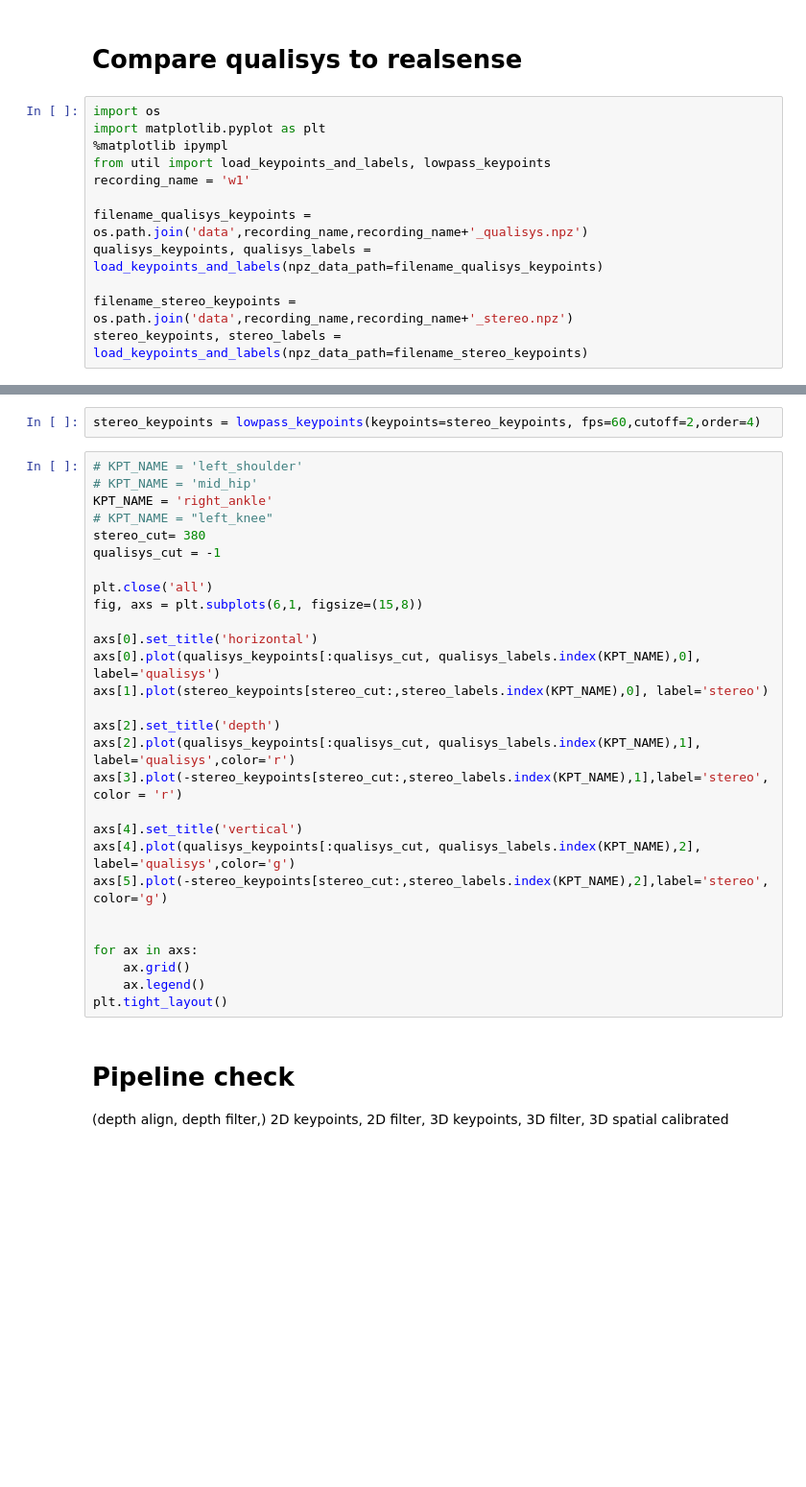
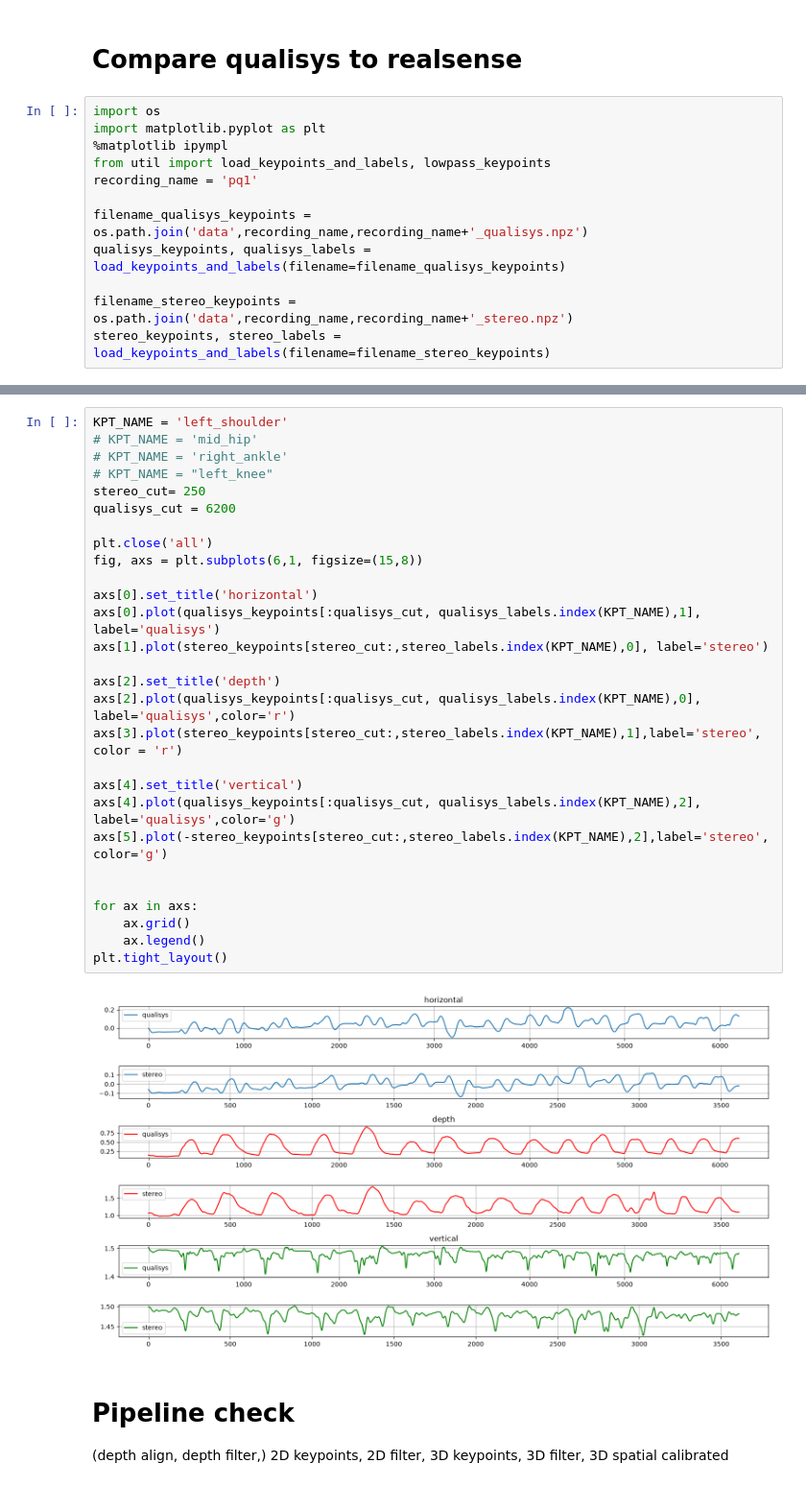
Before and after one commit to MateUnger/Realsense, a Jupyter notebook: test.ipynb, the cells around one changed output, grey strips where cells are left out. Shown at 96% size. Drawn from its saved outputs; the diff is of its cells as text; blank space fills up the shorter version.

```diff
--- a/test.ipynb
+++ b/test.ipynb
@@ -903,10 +906,10 @@ import os
 import matplotlib.pyplot as plt
 %matplotlib ipympl
 from util import load_keypoints_and_labels, lowpass_keypoints
-recording_name = 'w1'
+recording_name = 'pq1'
 
 filename_qualisys_keypoints = os.path.join('data',recording_name,recording_name+'_qualisys.npz')
-qualisys_keypoints, qualisys_labels = load_keypoints_and_labels(npz_data_path=filename_qualisys_keypoints)
+qualisys_keypoints, qualisys_labels = load_keypoints_and_labels(filename=filename_qualisys_keypoints)
 
 filename_stereo_keypoints = os.path.join('data',recording_name,recording_name+'_stereo.npz')
-stereo_keypoints, stereo_labels = load_keypoints_and_labels(npz_data_path=filename_stereo_keypoints)
+stereo_keypoints, stereo_labels = load_keypoints_and_labels(filename=filename_stereo_keypoints)
@@ -913,33 +919,33 @@ stereo_keypoints, stereo_labels = load_keypoints_and_labels(npz_data_path=filena
-# %%
-stereo_keypoints = lowpass_keypoints(keypoints=stereo_keypoints, fps=60,cutoff=2,order=4)
 # %%
-# KPT_NAME = 'left_shoulder'
+KPT_NAME = 'left_shoulder'
 # KPT_NAME = 'mid_hip'
-KPT_NAME = 'right_ankle'
+# KPT_NAME = 'right_ankle'
 # KPT_NAME = "left_knee"
-stereo_cut= 380
-qualisys_cut = -1
+stereo_cut= 250
+qualisys_cut = 6200
 
 plt.close('all')
 fig, axs = plt.subplots(6,1, figsize=(15,8))
 
 axs[0].set_title('horizontal')
-axs[0].plot(qualisys_keypoints[:qualisys_cut, qualisys_labels.index(KPT_NAME),0], label='qualisys')
+axs[0].plot(qualisys_keypoints[:qualisys_cut, qualisys_labels.index(KPT_NAME),1], label='qualisys')
 axs[1].plot(stereo_keypoints[stereo_cut:,stereo_labels.index(KPT_NAME),0], label='stereo')
 
 axs[2].set_title('depth')
-axs[2].plot(qualisys_keypoints[:qualisys_cut, qualisys_labels.index(KPT_NAME),1], label='qualisys',color='r')
-axs[3].plot(-stereo_keypoints[stereo_cut:,stereo_labels.index(KPT_NAME),1],label='stereo', color = 'r')
+axs[2].plot(qualisys_keypoints[:qualisys_cut, qualisys_labels.index(KPT_NAME),0], label='qualisys',color='r')
+axs[3].plot(stereo_keypoints[stereo_cut:,stereo_labels.index(KPT_NAME),1],label='stereo', color = 'r')
 
 axs[4].set_title('vertical')
 axs[4].plot(qualisys_keypoints[:qualisys_cut, qualisys_labels.index(KPT_NAME),2], label='qualisys',color='g')
 axs[5].plot(-stereo_keypoints[stereo_cut:,stereo_labels.index(KPT_NAME),2],label='stereo', color='g')
 
 
 for ax in axs:
     ax.grid()
     ax.legend()
 plt.tight_layout()
+# %% [output]
+[figure, added]
 # %% [markdown]
 # Pipeline check
 (depth align, depth filter,) 2D keypoints, 2D filter, 3D keypoints, 3D filter, 3D spatial calibrated
```
Also changed, not shown: parts of 34 cells of this notebook, 3 other files.
